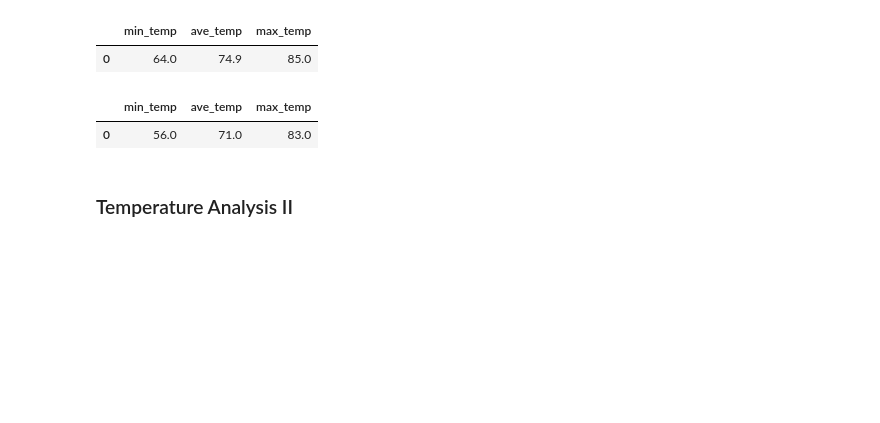
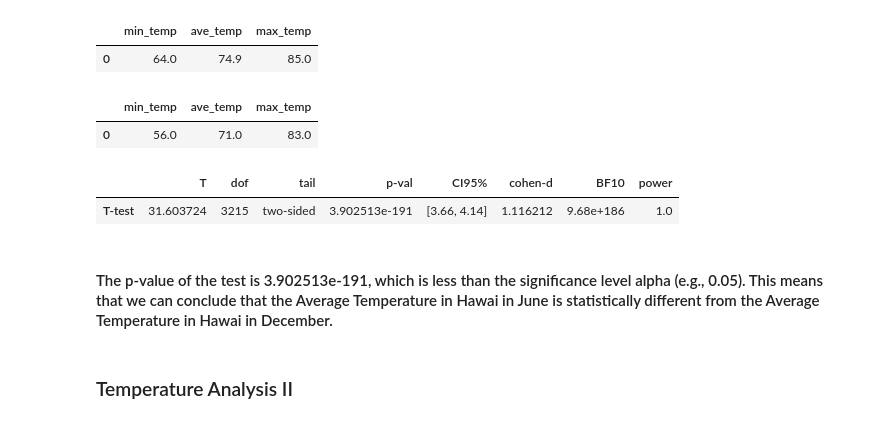
Before and after one commit to mmarange/sqlalchemy-challenge, a Jupyter notebook: 02-Case-Assignment/climate_starter.ipynb, the cells around one changed output. Cells and saved outputs as stored; diff of their text form; code cells hidden in the pictures; blank space fills up the shorter version.

Commit message:
update temperature analysis

```diff
--- a/02-Case-Assignment/climate_starter.ipynb
+++ b/02-Case-Assignment/climate_starter.ipynb
@@ -264,6 +268,51 @@ stats_in_month
 # %% [output]
 |  | min_temp | ave_temp | max_temp |
 | 0 | 56.0 | 71.0 | 83.0 |
+# %%
+#Temperature set for month of Decemeber
+month = '12'
+query = f'''
+           SELECT
+
+               tobs
+
+            FROM
+                station
+            Inner Join measurement
+                using(station)
+            where strftime("%m", date) = '{month}'
+    '''
+
+array_in_month_dec = pd.read_sql(query, conn)
+
+
+#Temperature set for month of June
+trip_days.strftime('%m')
+month = '06'
+query = f'''
+           SELECT
+
+               tobs
+
+            FROM
+                station
+            Inner Join measurement
+                using(station)
+            where strftime("%m", date) = '{month}'
+    '''
+
+array_in_month_june = pd.read_sql(query, conn)
+# %%
+# t test on means
+june_array = array_in_month_june['tobs'].values
+dec_array = array_in_month_dec['tobs'].values
+res = pg.ttest(june_array, dec_array, correction=False)
+res
+# %% [output]
+|  | T | dof | tail | p-val | CI95% | cohen-d | BF10 | power |
+| T-test | 31.603724 | 3215 | two-sided | 3.902513e-191 | [3.66, 4.14] | 1.116212 | 9.68e+186 | 1.0 |
+# %% [markdown]
+#### The p-value of the test is 3.902513e-191, which is less than the significance level alpha (e.g., 0.05). This means that we can conclude that the Average Temperature in Hawai in June is statistically different from the Average Temperature in Hawai in December.
 # %% [markdown]
 ### Temperature Analysis II
 # %%
```
Also changed, not shown: parts of 4 cells of this notebook.
